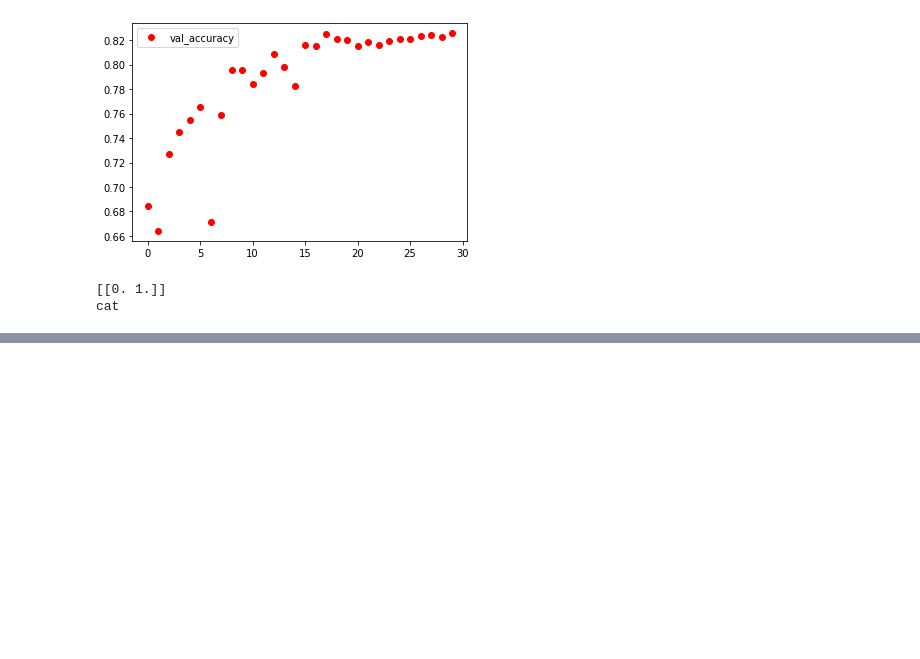
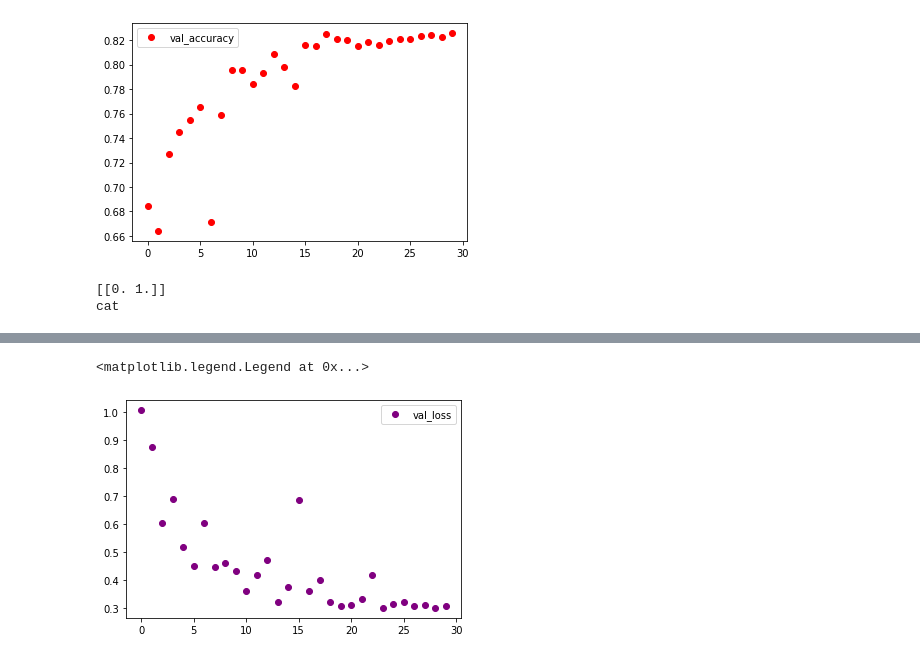
Before and after one commit to Vssmmrr/CNN_Keras, a Jupyter notebook: CNN_Keras.ipynb, the cells around one changed output, grey strips where cells are left out. Cells and saved outputs as stored; diff of their text form; code cells hidden in the pictures; blank space fills up the shorter version.

```diff
--- a/CNN_Keras.ipynb
+++ b/CNN_Keras.ipynb
@@ -308,0 +408,7 @@ second_model.save_weights('second_net_weights.h5')
+# %%
+third_val_loss = history.history['val_loss']
+plt.plot(range(len(val_loss)), third_val_loss, 'bo', label = 'val_loss', color = 'purple')
+plt.legend()
+# %% [output]
+<matplotlib.legend.Legend at 0x...>
+[figure, added]
```
Also changed, not shown: parts of 21 cells of this notebook, 1 other file.
